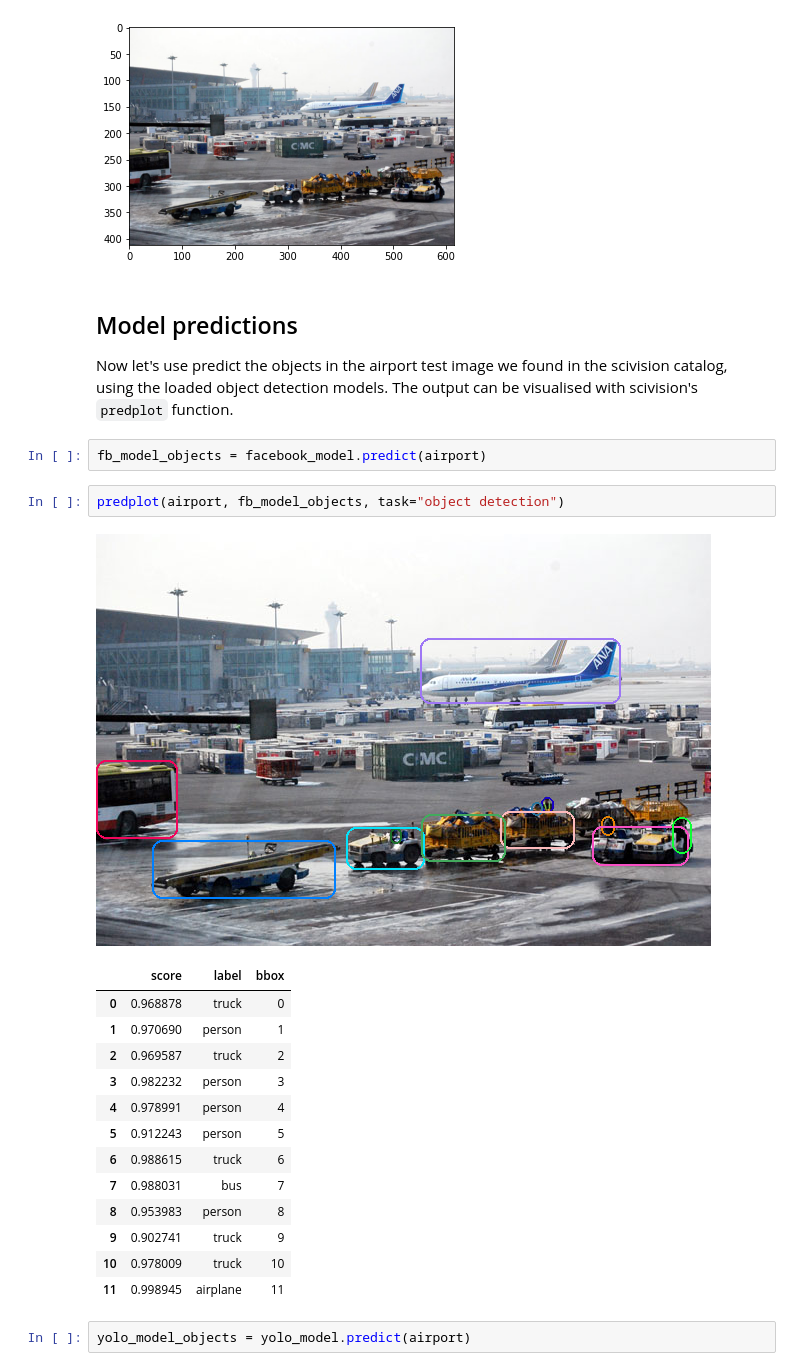
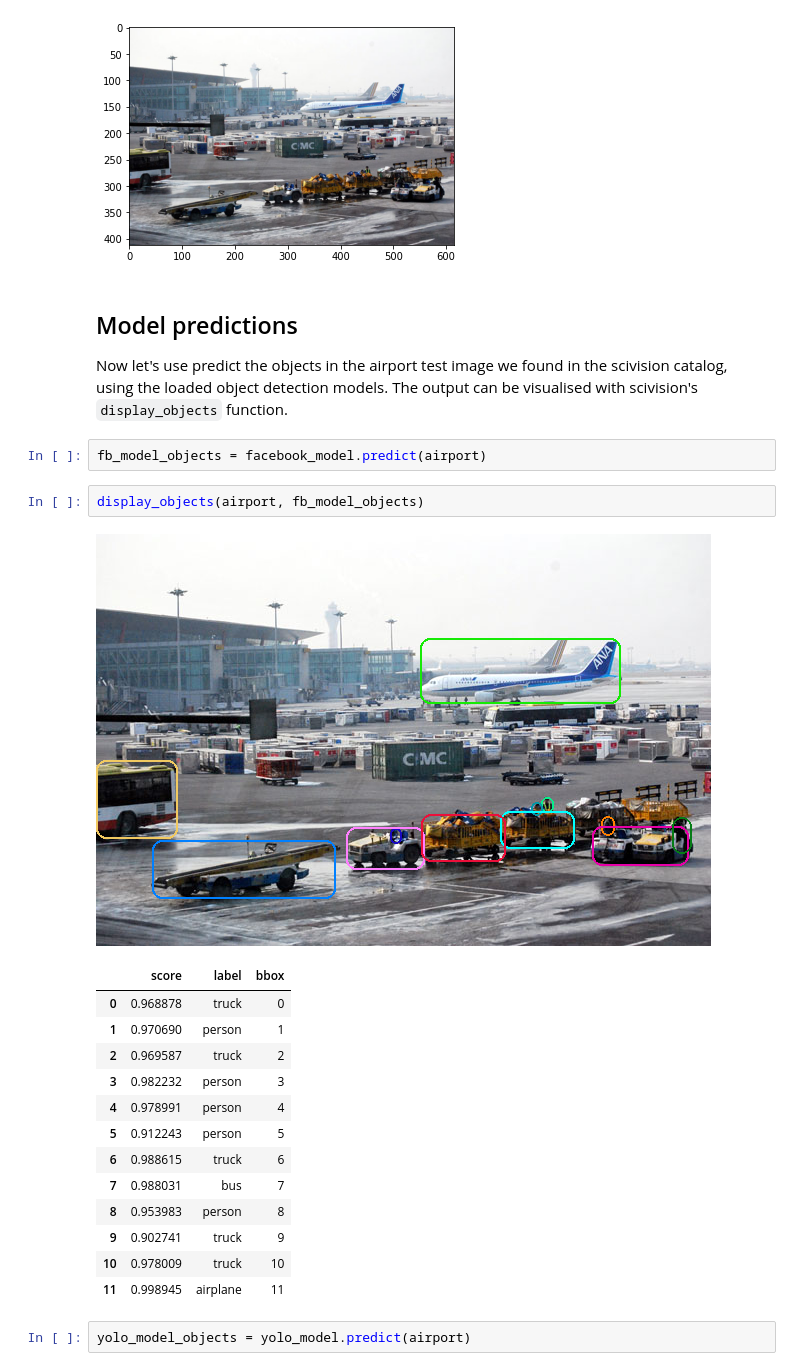
Before and after one commit to scivision-gallery/scivision-basic-usage-examples, a Jupyter notebook: object-detection.ipynb, the cells around one changed output. Cells and saved outputs as stored; diff of their text form.

```diff
--- a/object-detection.ipynb
+++ b/object-detection.ipynb
@@ -50,13 +50,13 @@ plt.imshow(airport)
 # %% [markdown]
 ## Model predictions
 
-Now let's use predict the objects in the airport test image we found in the scivision catalog, using the loaded object detection models. The output can be visualised with scivision's `predplot` function.
+Now let's use predict the objects in the airport test image we found in the scivision catalog, using the loaded object detection models. The output can be visualised with scivision's `display_objects` function.
 # %%
 fb_model_objects = facebook_model.predict(airport)
 # %%
-predplot(airport, fb_model_objects, task="object detection")
+display_objects(airport, fb_model_objects)
 # %% [output]
-[figure, old version]
+[figure, new version]
 |  | score | label | bbox |
 | 0 | 0.968878 | truck | 0 |
 | 1 | 0.970690 | person | 1 |
```
Also changed, not shown: parts of 5 cells of this notebook.
